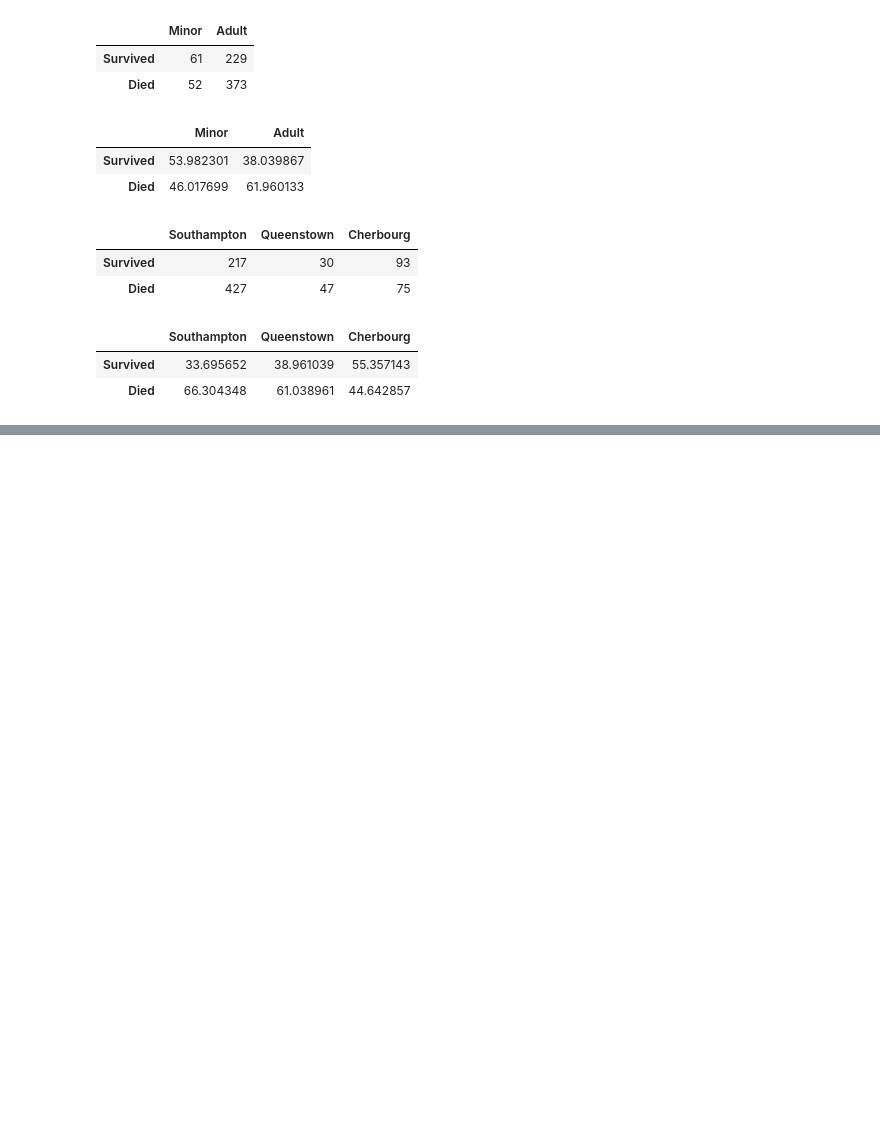
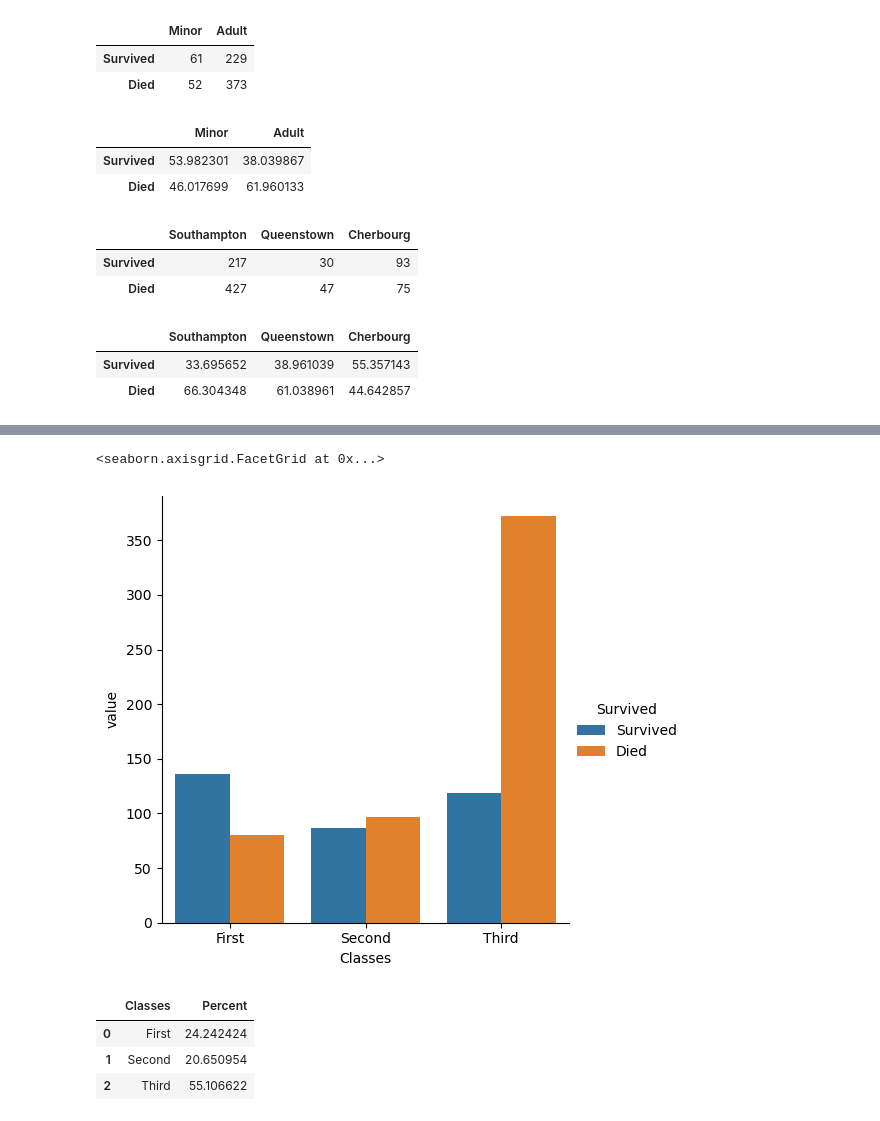
Before and after one commit to whoshilo/AI, a Jupyter notebook: Semester 1/Titanic/Titanic.ipynb, the cells around one changed output, grey strips where cells are left out. Cells and saved outputs as stored; diff of their text form; code cells hidden in the pictures; blank space fills up the shorter version.

```diff
--- a/Semester 1/Titanic/Titanic.ipynb
+++ b/Semester 1/Titanic/Titanic.ipynb
@@ -386,0 +354,26 @@ Passing `palette` without assigning `hue` is deprecated and will be removed in v
+# %%
+survived = {"First": 0, "Second": 0, "Third": 0}
+died = {"First": 0, "Second": 0, "Third": 0}
+for idx in range(len(df)):
+    passengerClass = df.loc[idx]["Pclass"]
+    passengerSurvived = df.loc[idx]["Survived"]
+    if passengerClass == 1 and passengerSurvived == 1:
+        survived["First"] += 1
+    elif passengerClass == 1 and passengerSurvived == 0:
+        died["First"] += 1
+    elif passengerClass == 2 and passengerSurvived == 1:
+        survived["Second"] += 1
+    elif passengerClass == 2 and passengerSurvived == 0:
+        died["Second"] += 1
+    elif passengerClass == 3 and passengerSurvived == 1:
+        survived["Third"] += 1
+    elif passengerClass == 3 and passengerSurvived == 0:
+        died["Third"] += 1
+# %%
+classDF = {
+    "Classes": ["First", "Second", "Third"],
+    "Survived": [survived["First"], survived["Second"], survived["Third"]],
+    "Died": [died["First"], died["Second"], died["Third"]]
+}
+classDF = pd.DataFrame(classDF)
+classDF.head()
@@ -386,0 +385,4 @@ Passing `palette` without assigning `hue` is deprecated and will be removed in v
+# %%
+classDF = pd.melt(classDF, id_vars="Classes")
+classDF = classDF.rename(columns={"variable": "Survived"})
+classDF.head()
@@ -386,0 +396,31 @@ Passing `palette` without assigning `hue` is deprecated and will be removed in v
+# %%
+sns.catplot(data = classDF, x="Classes", y="value", hue="Survived", kind="bar")
+# %% [output]
+<seaborn.axisgrid.FacetGrid at 0x...>
+[figure, added]
+# %%
+passengerClasses = {"First": 0, "Second": 0, "Third": 0}
+for passenger in df["Pclass"]:
+    if passenger == 1:
+        passengerClasses["First"] += 1
+    elif passenger == 2:
+        passengerClasses["Second"] += 1
+    elif passenger == 3:
+        passengerClasses["Third"] += 1
+percentClasses = {"First": (passengerClasses["First"]/len(df))*100,
+                 "Second": (passengerClasses["Second"]/len(df)*100),
+                 "Third": (passengerClasses["Third"]/len(df)*100)
+                 }
+freqTable = {
+    "Classes": ["First", "Second", "Third"],
+    "Percent": [percentClasses["First"],
+                percentClasses["Second"],
+                percentClasses["Third"]]
+}
+freqTable = pd.DataFrame(freqTable)
+freqTable.head()
+# %% [output]
+|  | Classes | Percent |
+| 0 | First | 24.242424 |
+| 1 | Second | 20.650954 |
+| 2 | Third | 55.106622 |
```
Also changed, not shown: parts of 6 cells of this notebook, 4 other files.
